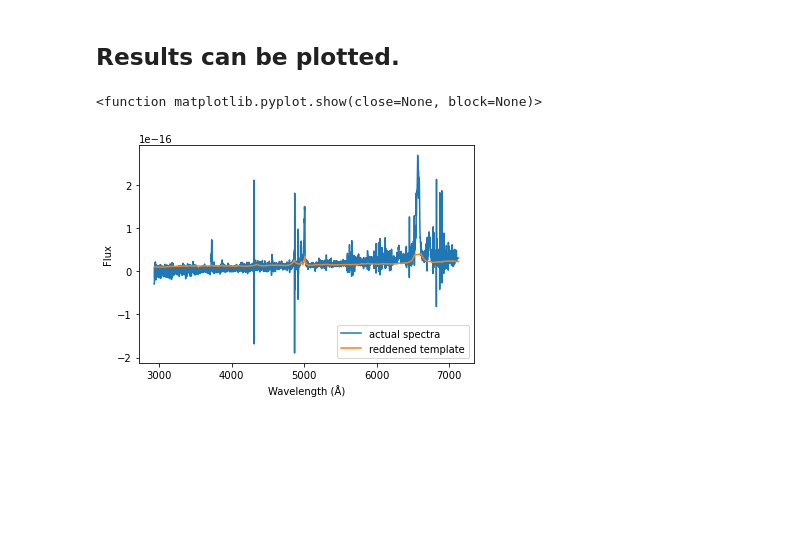
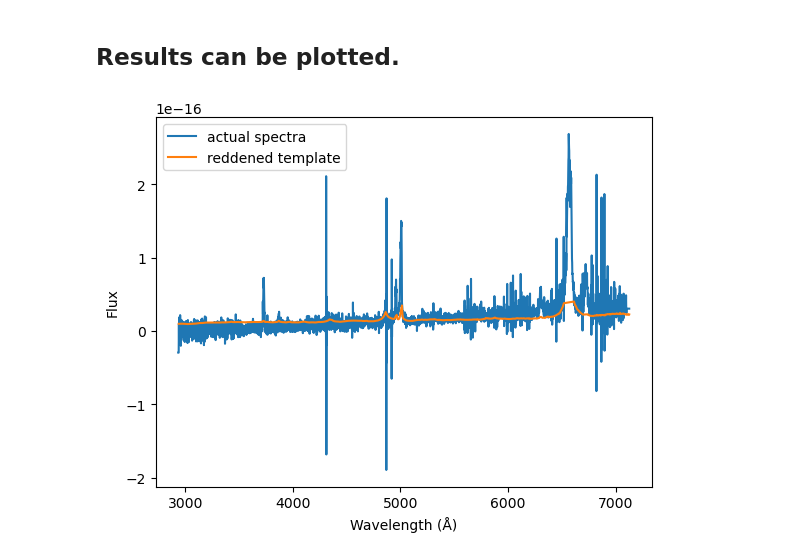
Before and after one commit to jackklawitter/quasar_unred, a Jupyter notebook: quasar_unred_demo.ipynb, the cells around one changed output. Cells and saved outputs as stored; diff of their text form; code cells hidden in the pictures; blank space fills up the shorter version.

```diff
--- a/quasar_unred_demo.ipynb
+++ b/quasar_unred_demo.ipynb
@@ -45,7 +49,7 @@ srat = fit_composite(templateWave, templateFlux, wave, flux)
 # %% [markdown]
 ## Use find_ebv to obtain results.
 # %%
-results = find_ebv(templateWave, templateFlux, wave, flux, srat, z)
+results = find_ebv(templateWave, templateFlux, wave, flux, srat)
 ebv = results[0]
 print("E(B-V) = ", round(ebv,3))
 # %% [output]
@@ -58,12 +62,11 @@ fitted_wave = results[5]
 # %%
 fig, ax = plt.subplots()
 ax.plot(wave, flux, label = "actual spectra")
 ax.plot(fitted_wave, fitted_curve, label = "reddened template")
 plt.legend()
 plt.xlabel('Wavelength (Å)')
 plt.ylabel('Flux')
-plt.show
+plt.show()
 # %% [output]
-<function matplotlib.pyplot.show(close=None, block=None)>
-[figure, old version]
+[figure, new version]
 # %% [markdown]
```
Also changed, not shown: parts of 6 cells of this notebook, 1 other file.
